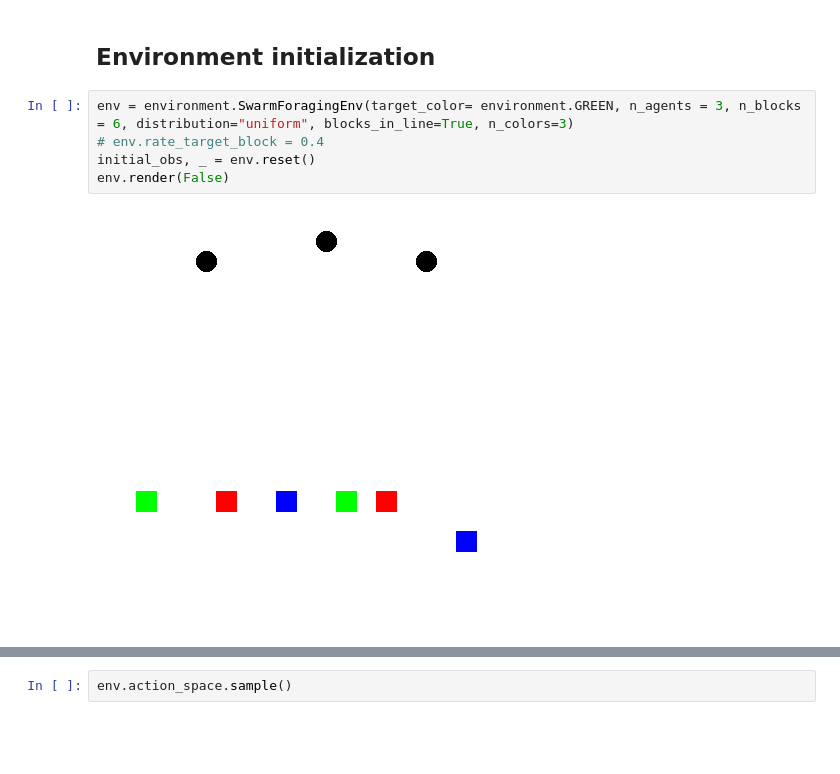
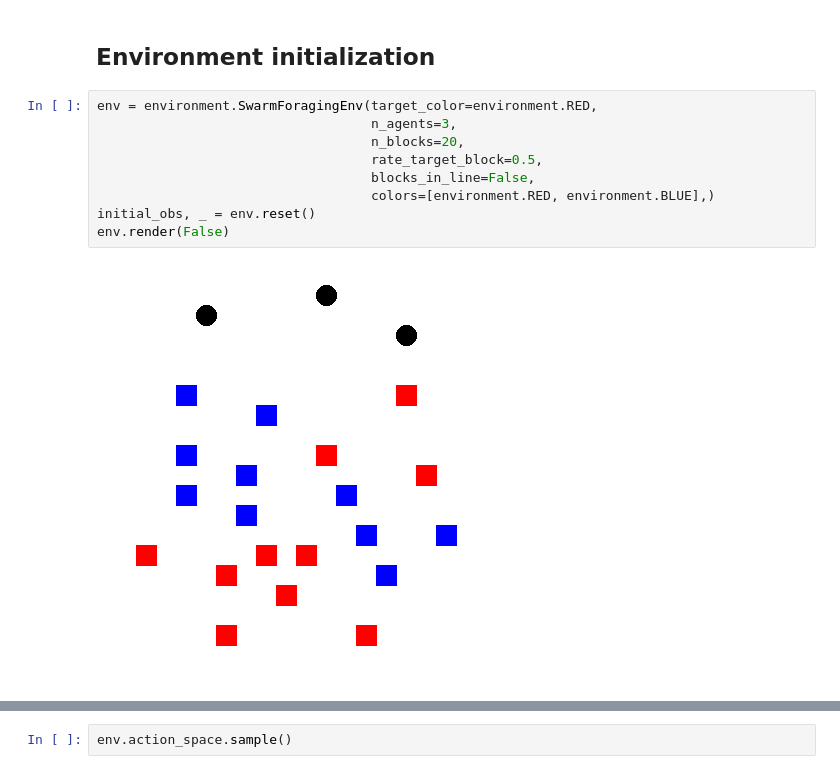
Before and after one commit to lorenzoleuzzi1/lifelong_evolutionary_swarms, a Jupyter notebook: env_demo.ipynb, the cells around one changed output, grey strips where cells are left out. Saved outputs shown, nothing was run; the diff lists cells and outputs as text; blank space fills up the shorter version.

```diff
--- a/env_demo.ipynb
+++ b/env_demo.ipynb
@@ -59,9 +61,13 @@ environment.REWARD_PICK, environment.REWARD_DROP
 # %% [markdown]
 ## Environment initialization
 # %%
-env = environment.SwarmForagingEnv(target_color= environment.GREEN, n_agents = 3, n_blocks = 6, distribution="uniform", blocks_in_line=True, n_colors=3)
-# env.rate_target_block = 0.4
+env = environment.SwarmForagingEnv(target_color=environment.RED,
+                                   n_agents=3,
+                                   n_blocks=20,
+                                   rate_target_block=0.5,
+                                   blocks_in_line=False,
+                                   colors=[environment.RED, environment.BLUE],)
 initial_obs, _ = env.reset()
 env.render(False)
 # %% [output]
-[figure, old version]
+[figure, new version]
```
Also changed, not shown: parts of 13 cells of this notebook, 22 other files.
